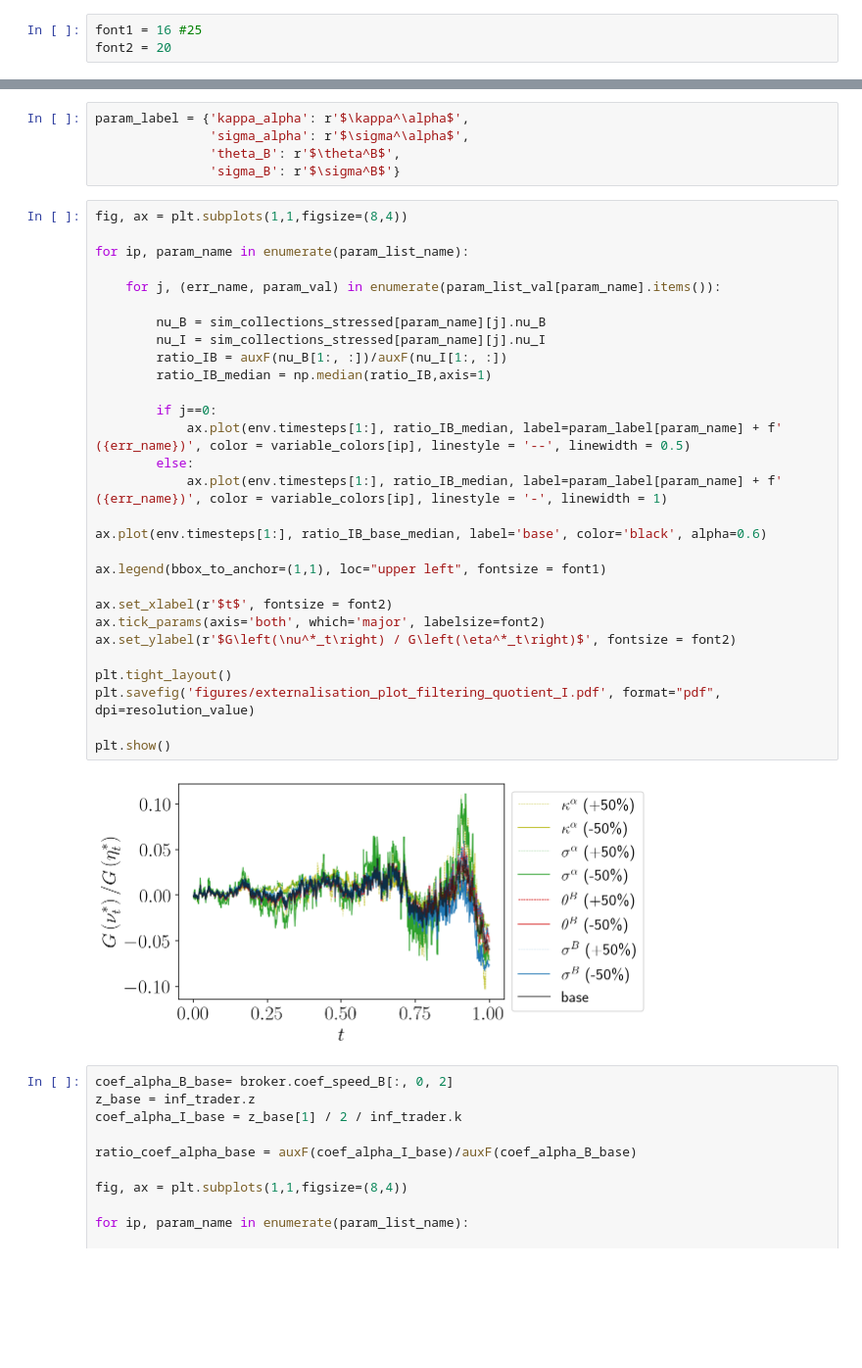
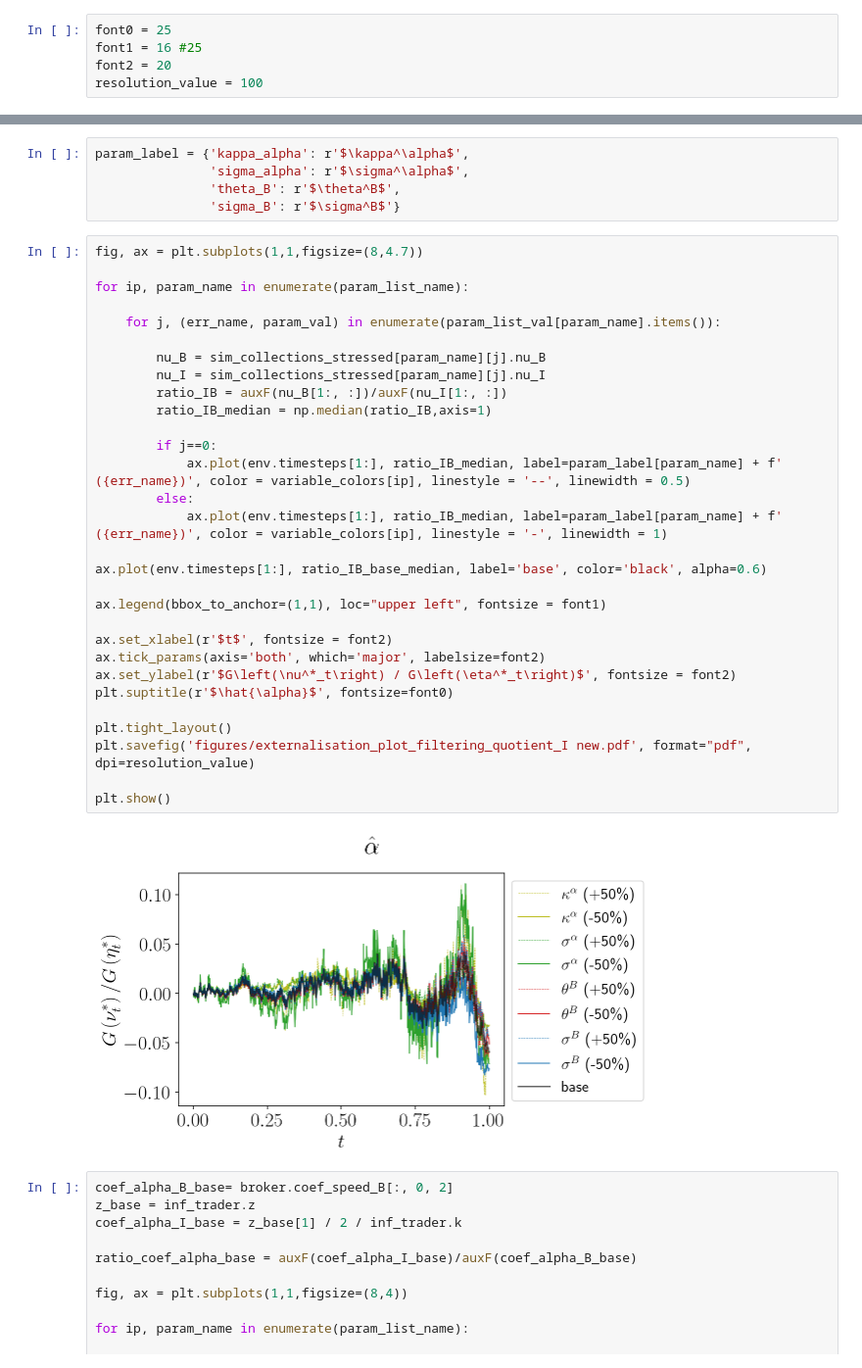
Before and after one commit to muhammadalifaqsha/broker_informed_noise_filtering_game, a Jupyter notebook: Mispecification-Plots-Paper.ipynb, the cells around one changed output, grey strips where cells are left out. Shown at 98% size. Cells and saved outputs as stored; diff of their text form; blank space fills up the shorter version.

Commit message:
updated figures
updated figures style

```diff
--- a/Mispecification-Plots-Paper.ipynb
+++ b/Mispecification-Plots-Paper.ipynb
@@ -32,8 +32,10 @@ plt.rc('text.latex', preamble=r'\usepackage{amsmath,amsfonts}')
 # %%
 variable_colors = ['tab:olive', 'tab:green', 'tab:red', 'tab:blue']
 # %%
+font0 = 25
 font1 = 16 #25
 font2 = 20
+resolution_value = 100
 # %% [markdown]
 ## 1. Choose the signal filtering strategy & benchmark
 # %%
@@ -410,36 +412,37 @@ param_label = {'kappa_alpha': r'$\kappa^\alpha$',
                'theta_B': r'$\theta^B$',
                'sigma_B': r'$\sigma^B$'}
 # %%
-fig, ax = plt.subplots(1,1,figsize=(8,4))
+fig, ax = plt.subplots(1,1,figsize=(8,4.7))
 
 for ip, param_name in enumerate(param_list_name):
 
     for j, (err_name, param_val) in enumerate(param_list_val[param_name].items()):
 
         nu_B = sim_collections_stressed[param_name][j].nu_B
         nu_I = sim_collections_stressed[param_name][j].nu_I
         ratio_IB = auxF(nu_B[1:, :])/auxF(nu_I[1:, :])
         ratio_IB_median = np.median(ratio_IB,axis=1)
 
         if j==0:
             ax.plot(env.timesteps[1:], ratio_IB_median, label=param_label[param_name] + f' ({err_name})', color = variable_colors[ip], linestyle = '--', linewidth = 0.5)
         else:
             ax.plot(env.timesteps[1:], ratio_IB_median, label=param_label[param_name] + f' ({err_name})', color = variable_colors[ip], linestyle = '-', linewidth = 1)
 
 ax.plot(env.timesteps[1:], ratio_IB_base_median, label='base', color='black', alpha=0.6)
 
 ax.legend(bbox_to_anchor=(1,1), loc="upper left", fontsize = font1)
 
 ax.set_xlabel(r'$t$', fontsize = font2)
 ax.tick_params(axis='both', which='major', labelsize=font2)
 ax.set_ylabel(r'$G\left(\nu^*_t\right) / G\left(\eta^*_t\right)$', fontsize = font2)
+plt.suptitle(r'$\hat{\alpha}$', fontsize=font0)
 
 plt.tight_layout()
-plt.savefig('figures/externalisation_plot_filtering_quotient_I.pdf', format="pdf", dpi=resolution_value)
+plt.savefig('figures/externalisation_plot_filtering_quotient_I new.pdf', format="pdf", dpi=resolution_value)
 
 plt.show()
 # %% [output]
-[figure, old version]
+[figure, new version]
 # %%
 coef_alpha_B_base= broker.coef_speed_B[:, 0, 2]
 z_base = inf_trader.z
```
Also changed, not shown: parts of 1 cell of this notebook, 30 other files.
